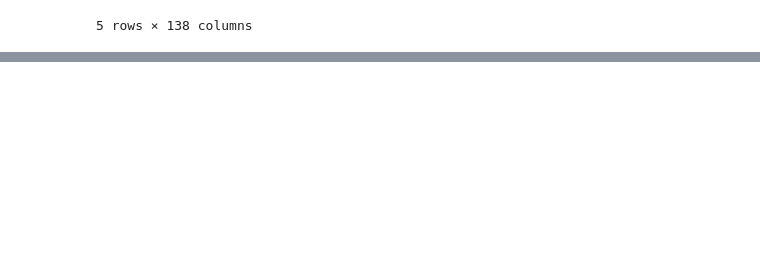
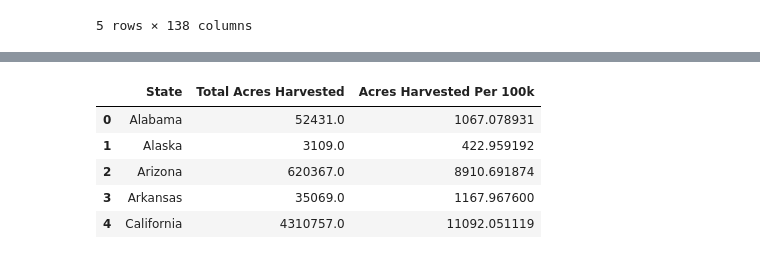
Before and after one commit to KinishaF/edible_vs_ornamental, a Jupyter notebook: Scripts/comparison_edible_ornamental.ipynb, the cells around one changed output, grey strips where cells are left out. Drawn from its saved outputs; the diff is of its cells as text; code cells hidden in the pictures; blank space fills up the shorter version.

```diff
--- a/Scripts/comparison_edible_ornamental.ipynb
+++ b/Scripts/comparison_edible_ornamental.ipynb
@@ -850,0 +868,3 @@ top_state_crops.groupby(['State', 'Commodity'])['Value Per Capita'].sum().reset_
+# %%
+total_acres_harvested_by_state = ag_census_edible.groupby('State')['Value'].sum().reset_index().rename(columns = {'Value': 'Total Acres Harvested'})
+#Value represents the total acres harvested
@@ -850,0 +880,3 @@ top_state_crops.groupby(['State', 'Commodity'])['Value Per Capita'].sum().reset_
+# %%
+per_capita_by_state = ag_census_edible.groupby('State')['Value Per Capita'].sum().reset_index().rename(columns = {'Value Per Capita': 'Acres Harvested Per 100k'})
+#per capita production (value / tot_population) by state
@@ -850,0 +892,13 @@ top_state_crops.groupby(['State', 'Commodity'])['Value Per Capita'].sum().reset_
+# %%
+state_comparison_by_acres = pd.merge(total_acres_harvested_by_state, per_capita_by_state, on = 'State')
+#merging to creating a new dataframe to compare the total acres harvested against the food production adjusted by population
+#to see which state grows the most food vs. which state grows the most food per person.
+# %%
+state_comparison_by_acres.head()
+# %% [output]
+|  | State | Total Acres Harvested | Acres Harvested Per 100k |
+| 0 | Alabama | 52431.0 | 1067.078931 |
+| 1 | Alaska | 3109.0 | 422.959192 |
+| 2 | Arizona | 620367.0 | 8910.691874 |
+| 3 | Arkansas | 35069.0 | 1167.967600 |
+| 4 | California | 4310757.0 | 11092.051119 |
```
Also changed, not shown: parts of 18 cells of this notebook.
